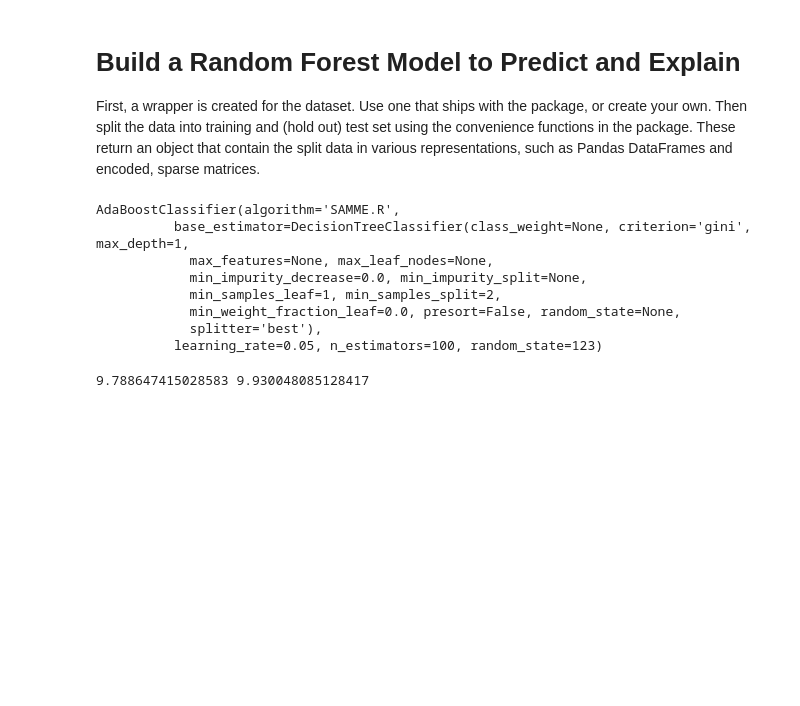
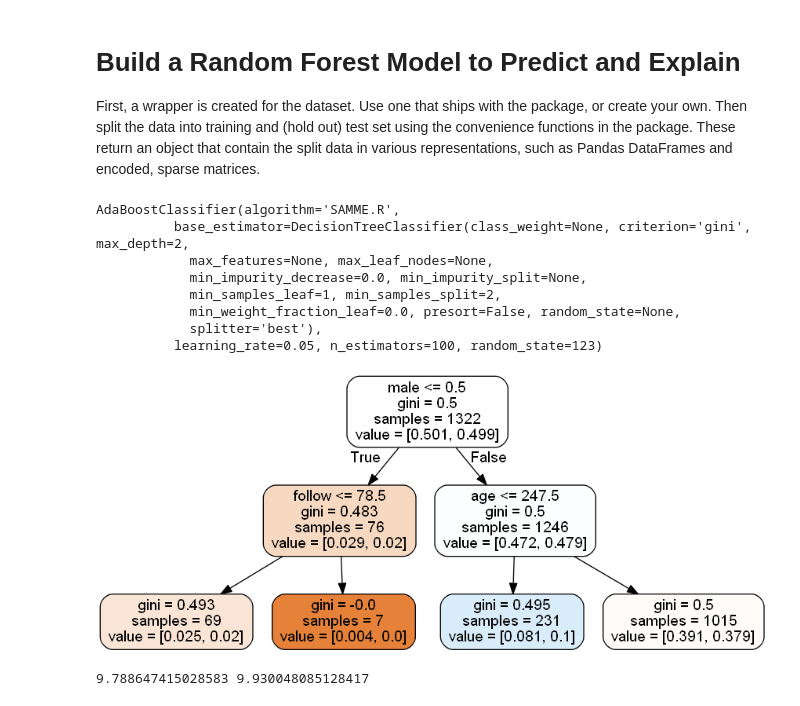
Before and after one commit to julianhatwell/explain_te, a Jupyter notebook: CHIRPS Boosting Scratch.ipynb, the cells around one changed output. Cells and saved outputs as stored; diff of their text form; code cells hidden in the pictures; blank space fills up the shorter version.

```diff
--- a/CHIRPS Boosting Scratch.ipynb
+++ b/CHIRPS Boosting Scratch.ipynb
@@ -31,7 +32,7 @@ ModuleNotFoundError: No module named 'pygraphviz'
 ### common config - can be ommitted if defaults are OK
 # %%
 project_dir = 'V:\\whiteboxing\\examples' # defaults to a directory "whiteboxing" in the working directory
-project_dir = 'C:\\Users\\Crutt\\Documents\\whiteboxing\\examples'
+# project_dir = 'C:\\Users\\Crutt\\Documents\\whiteboxing\\examples'
 random_state_splits = 123 # one off for splitting the data into test / train
 random_state = 123 # for everything else - e.g. building a new rf with same data
 # %% [markdown]
@@ -81,12 +82,12 @@ X_test=ds_container.X_test_enc
 y_train=ds_container.y_train
 y_test=ds_container.y_test
 
+ne = 100
+
 # xgb = bs.XGBClassifier(seed=random_state,
 #                         max_depth=4,
 #                         learning_rate=0.05,
-#                         n_estimators=200,
-#                         verbose=1)
-ne = 100
+#                         n_estimators=ne)
 
 gb = bs.GradientBoostingClassifier()
 gb.set_params(random_state=random_state,
@@ -99,17 +100,30 @@ ad = bs.AdaBoostClassifier()
 ad.set_params(random_state=random_state,
             learning_rate=0.05,
             n_estimators=ne,
-            base_estimator=bs.DecisionTreeClassifier(max_depth=1))
+            base_estimator=bs.DecisionTreeClassifier(max_depth=2))
 ad.fit(X_train, y_train)
 # %% [output]
 AdaBoostClassifier(algorithm='SAMME.R',
-          base_estimator=DecisionTreeClassifier(class_weight=None, criterion='gini', max_depth=1,
+          base_estimator=DecisionTreeClassifier(class_weight=None, criterion='gini', max_depth=2,
             max_features=None, max_leaf_nodes=None,
             min_impurity_decrease=0.0, min_impurity_split=None,
             min_samples_leaf=1, min_samples_split=2,
             min_weight_fraction_leaf=0.0, presort=False, random_state=None,
             splitter='best'),
           learning_rate=0.05, n_estimators=100, random_state=123)
+# %%
+dot_data = StringIO()
+bs.export_graphviz(ad.estimators_[99],
+                feature_names=meta_data['features_enc'],
+                filled=True,
+                rounded=True,
+                out_file=dot_data)
+graph = graph_from_dot_data(dot_data.getvalue())
+
+
+Image(graph.create_png())
+# %% [output]
+[figure, added]
 # %%
 import numpy as np
 n = 300
```
Also changed, not shown: parts of 1 cell of this notebook, 3 other files.
